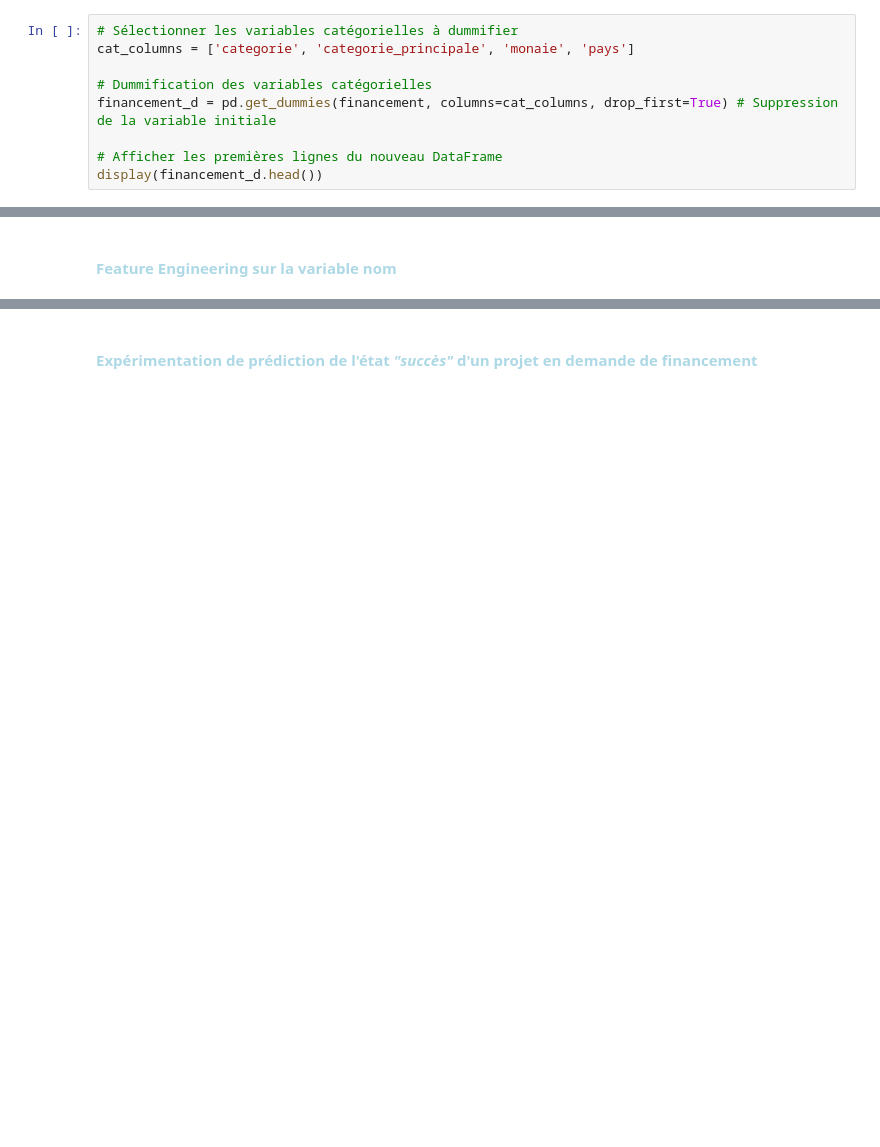
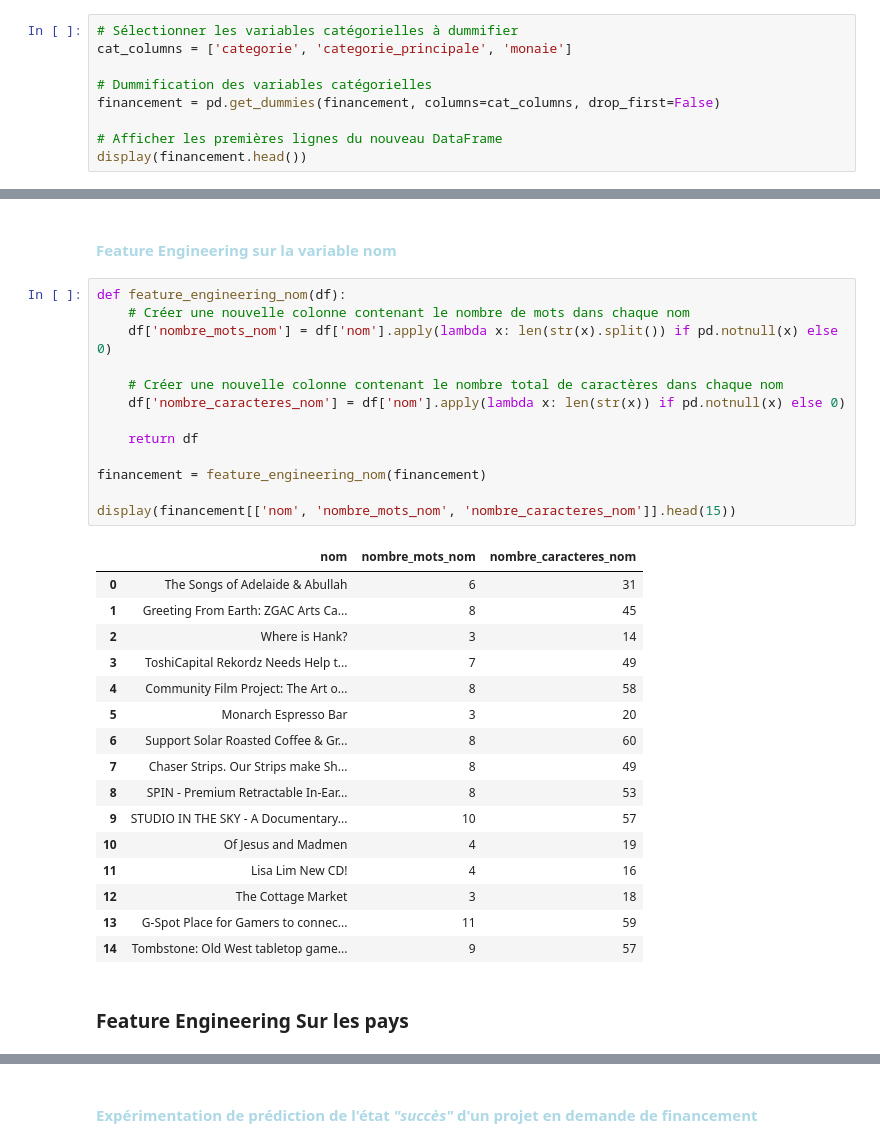
Before and after one commit to MatheoRoucheCNAM/Projet_Financement, a Jupyter notebook: Notebook_Matheo.ipynb, the cells around one changed output, grey strips where cells are left out. Drawn from its saved outputs; the diff is of its cells as text; blank space fills up the shorter version.

```diff
--- a/Notebook_Matheo.ipynb
+++ b/Notebook_Matheo.ipynb
@@ -283,11 +301,11 @@ histoplot_combined_objectif_promesse(financement)
 #### <span style="color:lightblue;">**Dummifier les variables catégorielles**</span>
 # %%
 # Sélectionner les variables catégorielles à dummifier
-cat_columns = ['categorie', 'categorie_principale', 'monaie', 'pays']
+cat_columns = ['categorie', 'categorie_principale', 'monaie']
 
 # Dummification des variables catégorielles
-financement_d = pd.get_dummies(financement, columns=cat_columns, drop_first=True) # Suppression de la variable initiale
+financement = pd.get_dummies(financement, columns=cat_columns, drop_first=False)
 
 # Afficher les premières lignes du nouveau DataFrame
-display(financement_d.head())
+display(financement.head())
 # %% [output]
@@ -301,2 +313,34 @@ display(financement_d.head())
 # %% [markdown]
 #### <span style="color:lightblue;">**Feature Engineering sur la variable nom**</span>
+# %%
+def feature_engineering_nom(df):
+    # Créer une nouvelle colonne contenant le nombre de mots dans chaque nom
+    df['nombre_mots_nom'] = df['nom'].apply(lambda x: len(str(x).split()) if pd.notnull(x) else 0)
+
+    # Créer une nouvelle colonne contenant le nombre total de caractères dans chaque nom
+    df['nombre_caracteres_nom'] = df['nom'].apply(lambda x: len(str(x)) if pd.notnull(x) else 0)
+
+    return df
+
+financement = feature_engineering_nom(financement)
+
+display(financement[['nom', 'nombre_mots_nom', 'nombre_caracteres_nom']].head(15))
+# %% [output]
+|  | nom | nombre_mots_nom | nombre_caracteres_nom |
+| 0 | The Songs of Adelaide & Abullah | 6 | 31 |
+| 1 | Greeting From Earth: ZGAC Arts Ca... | 8 | 45 |
+| 2 | Where is Hank? | 3 | 14 |
+| 3 | ToshiCapital Rekordz Needs Help t... | 7 | 49 |
+| 4 | Community Film Project: The Art o... | 8 | 58 |
+| 5 | Monarch Espresso Bar | 3 | 20 |
+| 6 | Support Solar Roasted Coffee & Gr... | 8 | 60 |
+| 7 | Chaser Strips. Our Strips make Sh... | 8 | 49 |
+| 8 | SPIN - Premium Retractable In-Ear... | 8 | 53 |
+| 9 | STUDIO IN THE SKY - A Documentary... | 10 | 57 |
+| 10 | Of Jesus and Madmen | 4 | 19 |
+| 11 | Lisa Lim New CD! | 4 | 16 |
+| 12 | The Cottage Market | 3 | 18 |
+| 13 | G-Spot Place for Gamers to connec... | 11 | 59 |
+| 14 | Tombstone: Old West tabletop game... | 9 | 57 |
+# %% [markdown]
+### Feature Engineering Sur les pays
```
Also changed, not shown: parts of 13 cells of this notebook.
